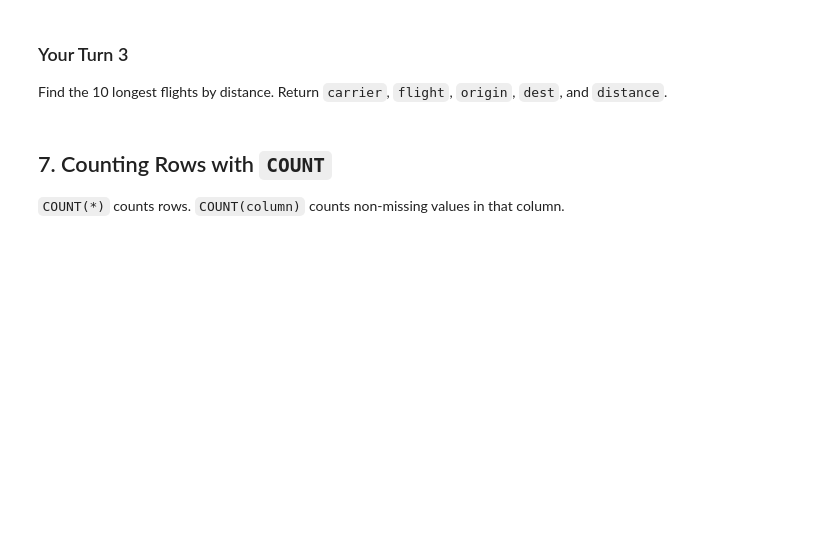
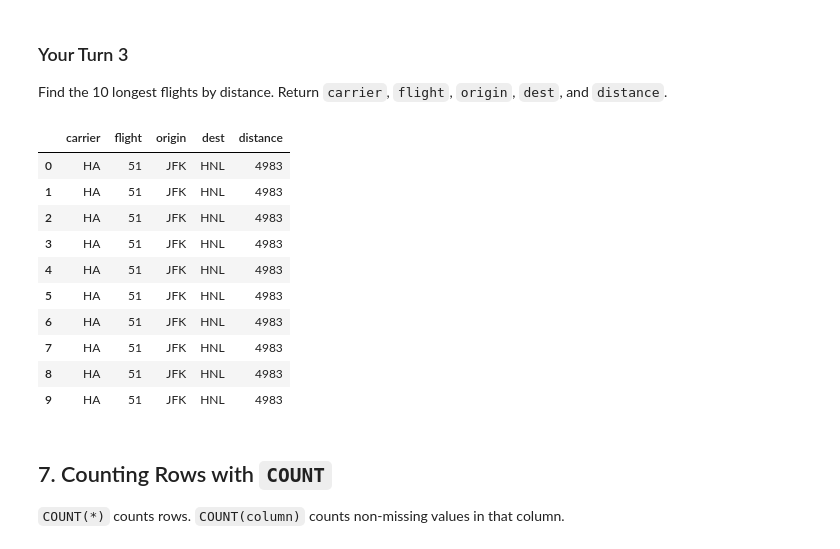
Before and after one commit to ktmitchell41/ban6003-week-09-10-sql-abt-template, a Jupyter notebook: notebooks/module9_neon_sql_fundamentals_guided_lab.ipynb, the cells around one changed output. Saved outputs shown, nothing was run; the diff lists cells and outputs as text; code cells hidden in the pictures; blank space fills up the shorter version.

```diff
--- a/notebooks/module9_neon_sql_fundamentals_guided_lab.ipynb
+++ b/notebooks/module9_neon_sql_fundamentals_guided_lab.ipynb
@@ -222,12 +342,28 @@ run_query(query, engine)
 
 Find the 10 longest flights by distance. Return `carrier`, `flight`, `origin`, `dest`, and `distance`.
 # %%
-# Your Turn 3
+# Your Turn 3-The same flight appears many times. I would personally run as SELECT DISTINCT to find the top ten distinct flights, but
+# as the instructions do not specity this, I left the data as it is.
 query = """
-
+SELECT carrier, flight, origin, dest, distance
+FROM flights
+ORDER BY distance desc
+LIMIT 10;
 """
 
 run_query(query, engine)
+# %% [output]
+|  | carrier | flight | origin | dest | distance |
+| 0 | HA | 51 | JFK | HNL | 4983 |
+| 1 | HA | 51 | JFK | HNL | 4983 |
+| 2 | HA | 51 | JFK | HNL | 4983 |
+| 3 | HA | 51 | JFK | HNL | 4983 |
+| 4 | HA | 51 | JFK | HNL | 4983 |
+| 5 | HA | 51 | JFK | HNL | 4983 |
+| 6 | HA | 51 | JFK | HNL | 4983 |
+| 7 | HA | 51 | JFK | HNL | 4983 |
+| 8 | HA | 51 | JFK | HNL | 4983 |
+| 9 | HA | 51 | JFK | HNL | 4983 |
 # %% [markdown]
 ## 7. Counting Rows with `COUNT`
 
```
Also changed, not shown: parts of 40 cells of this notebook, 2 other files.
